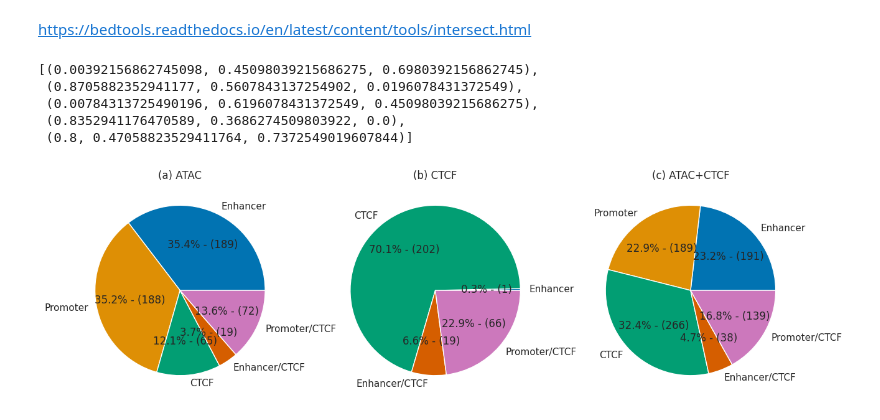
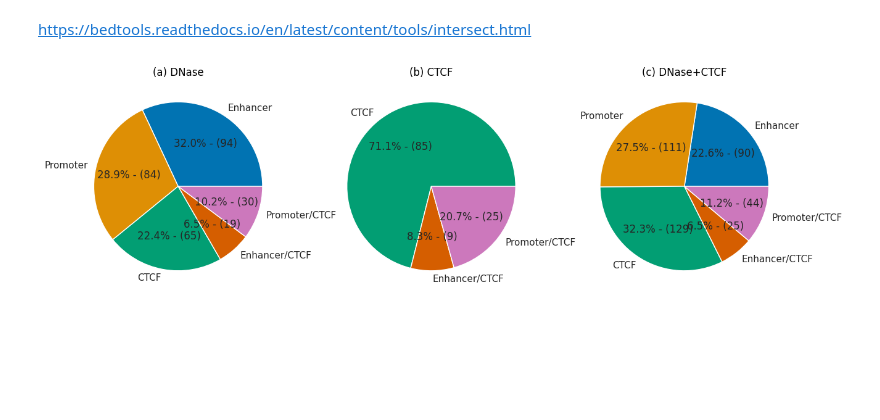
Before and after one commit to Genome-Function-Initiative-Oxford/REgulamentary, a Jupyter notebook: geneticsIntersection.ipynb, the cells around one changed output. Cells and saved outputs as stored; diff of their text form; code cells hidden in the pictures; blank space fills up the shorter version.

```diff
--- a/geneticsIntersection.ipynb
+++ b/geneticsIntersection.ipynb
@@ -26,6 +26,7 @@ pybedtools.set_tempdir('tmp')
 # %%
 # Loading REgulamentary huvec results
 re = pd.read_csv("/project/Wellcome_Discovery/shared/REgulamentary/pipeline_output/endothelial-cell-of-umbilical-vein/ATAC/08_REgulamentary/mlv_REgulamentary.csv", sep='\t')
+re = re[re['RE']!='Not assigned']
 #
 
 genetics_filt = genetics[['CHR_ID', 'CHR_POS', 'SNPS']]
@@ -73,7 +74,8 @@ df1['RE'] = df1.index
 df1.index.name = None
 # %%
 # Loading REgulamentary huvec results
-re = pd.read_csv("/project/Wellcome_Discovery/shared/REgulamentary/pipeline_output/endothelial-cell-of-umbilical-vein/CTCF/08_REgulamentary/mlv_REgulamentary.csv", sep='\t')
+re = pd.read_csv("/project/Wellcome_Discovery/shared/REgulamentary/pipeline_output/huvec/CTCF/08_REgulamentary/mlv_REgulamentary.csv", sep='\t')
+re = re[re['RE']!='Not assigned']
 #
 
 genetics_filt = genetics[['CHR_ID', 'CHR_POS', 'SNPS']]
@@ -121,7 +123,8 @@ df2['RE'] = df2.index
 df2.index.name = None
 # %%
 # Loading REgulamentary huvec results
-re = pd.read_csv("/project/Wellcome_Discovery/shared/REgulamentary/pipeline_output/endothelial-cell-of-umbilical-vein/merge/08_REgulamentary/mlv_REgulamentary.csv", sep='\t')
+re = pd.read_csv("/project/Wellcome_Discovery/shared/REgulamentary/pipeline_output/huvec/merge/08_REgulamentary/mlv_REgulamentary.csv", sep='\t')
+re = re[re['RE']!='Not assigned']
 #
 
 genetics_filt = genetics[['CHR_ID', 'CHR_POS', 'SNPS']]
@@ -191,5 +194,5 @@ for i in df3['RE']:
 df3['color'] = color_lits
 # %%
 df1 = df1.T[['Enhancer', 'Promoter', 'CTCF', 'Enhancer/CTCF', 'Promoter/CTCF']].T
-df2 = df2.T[['Enhancer', 'CTCF', 'Enhancer/CTCF', 'Promoter/CTCF']].T
+df2 = df2.T[['CTCF', 'Enhancer/CTCF', 'Promoter/CTCF']].T
 df3 = df3.T[['Enhancer', 'Promoter', 'CTCF', 'Enhancer/CTCF', 'Promoter/CTCF']].T
@@ -200,26 +199,18 @@ df3 = df3.T[['Enhancer', 'Promoter', 'CTCF', 'Enhancer/CTCF', 'Promoter/CTCF']].
-# %%
-sns.color_palette('colorblind')[:5]
-# %% [output]
-[(0.00392156862745098, 0.45098039215686275, 0.6980392156862745),
- (0.8705882352941177, 0.5607843137254902, 0.0196078431372549),
- (0.00784313725490196, 0.6196078431372549, 0.45098039215686275),
- (0.8352941176470589, 0.3686274509803922, 0.0),
- (0.8, 0.47058823529411764, 0.7372549019607844)]
 # %%
 def func(pct, allvalues):
     absolute = int(pct / 100.*np.sum(allvalues))
     return "{:.1f}% - ({:d})".format(pct, absolute)
 
 fig, ax = plt.subplots(1,3,figsize=(15,45))
 sns.set(font_scale=1.0)
 ax[0].pie(df1['count'], labels = df1['RE'], colors = df1['color'], autopct=lambda pct: func(pct, df1['count']))
 ax[1].pie(df2['count'], labels = df2['RE'], colors = df2['color'], autopct=lambda pct: func(pct, df2['count']))
 ax[2].pie(df3['count'], labels = df3['RE'], colors = df3['color'], autopct=lambda pct: func(pct, df3['count']))
-ax[0].set_title("(a) ATAC")
+ax[0].set_title("(a) DNase")
 ax[1].set_title("(b) CTCF")
-ax[2].set_title("(c) ATAC+CTCF")
+ax[2].set_title("(c) DNase+CTCF")
 
 plt.show()
-fig.savefig("figures_paper/piechart_gentics_in_RE.pdf", format='pdf', bbox_inches='tight')
+# fig.savefig("piechart_gentics_in_RE.pdf", format='pdf', bbox_inches='tight')
 # %% [output]
-[figure, old version]
+[figure, new version]
```
Also changed, not shown: parts of 2 cells of this notebook, 28 other files.
